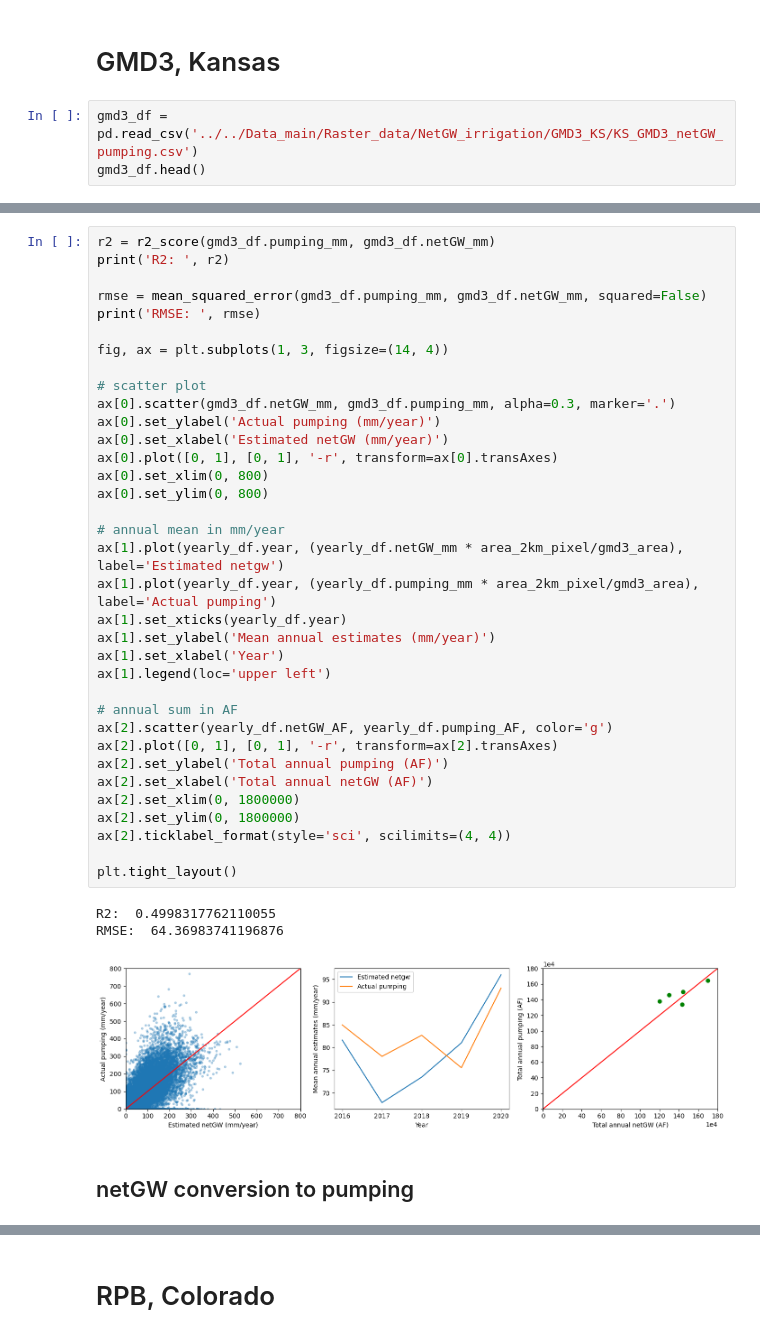
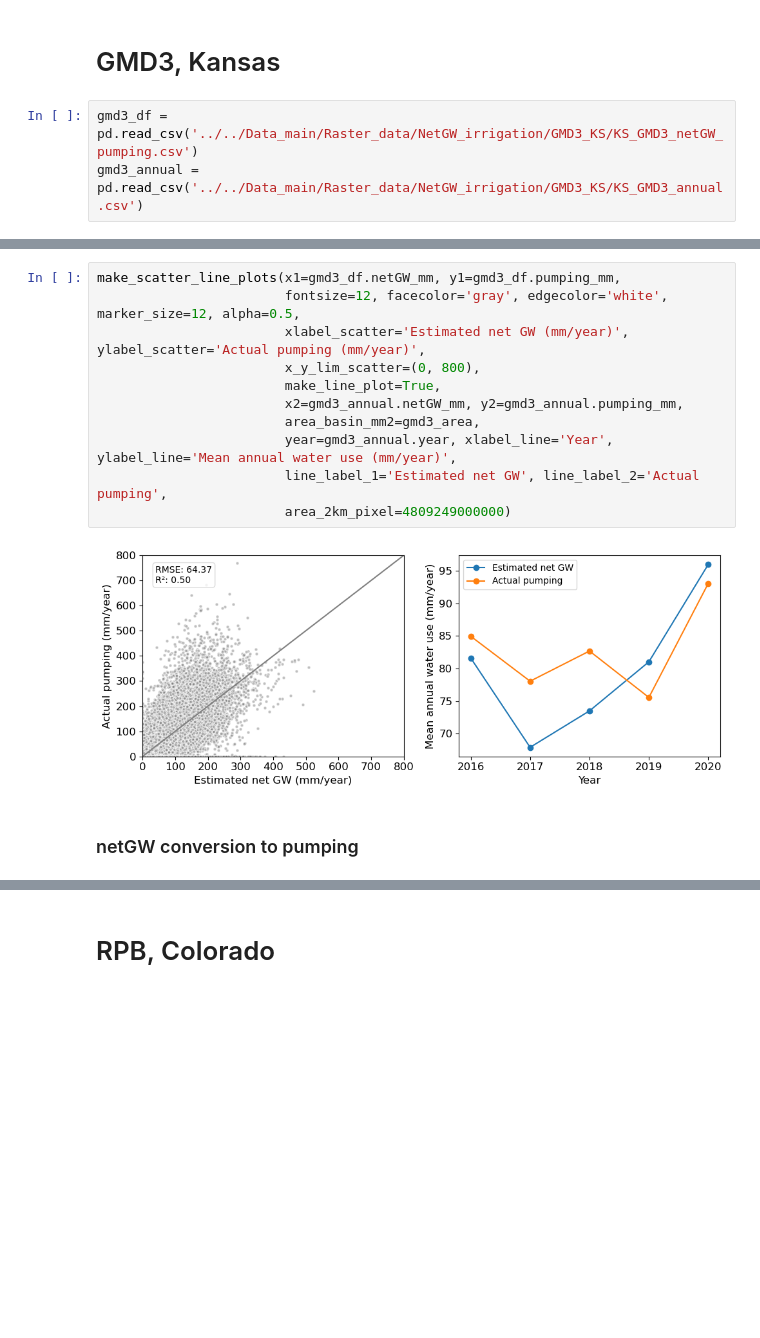
Before and after one commit to mdfahimhasan/WestUS_Peff, a Jupyter notebook: Codes/results_analysis/netGW_vs_pumping_comparsion.ipynb, the cells around one changed output, grey strips where cells are left out. Saved outputs shown, nothing was run; the diff lists cells and outputs as text; blank space fills up the shorter version.

```diff
--- a/Codes/results_analysis/netGW_vs_pumping_comparsion.ipynb
+++ b/Codes/results_analysis/netGW_vs_pumping_comparsion.ipynb
@@ -82,4 +48,4 @@ RMSE:  40.30866105668737
 # GMD3, Kansas
 # %%
 gmd3_df = pd.read_csv('../../Data_main/Raster_data/NetGW_irrigation/GMD3_KS/KS_GMD3_netGW_pumping.csv')
-gmd3_df.head()
+gmd3_annual = pd.read_csv('../../Data_main/Raster_data/NetGW_irrigation/GMD3_KS/KS_GMD3_annual.csv')
@@ -99,44 +52,18 @@ yearly_df.to_csv('../../Data_main/Raster_data/NetGW_irrigation/GMD3_KS/KS_GMD3_a
 # %%
-r2 = r2_score(gmd3_df.pumping_mm, gmd3_df.netGW_mm)
-print('R2: ', r2)
-
-rmse = mean_squared_error(gmd3_df.pumping_mm, gmd3_df.netGW_mm, squared=False)
-print('RMSE: ', rmse)
-
-fig, ax = plt.subplots(1, 3, figsize=(14, 4))
-
-# scatter plot
-ax[0].scatter(gmd3_df.netGW_mm, gmd3_df.pumping_mm, alpha=0.3, marker='.')
-ax[0].set_ylabel('Actual pumping (mm/year)')
-ax[0].set_xlabel('Estimated netGW (mm/year)')
-ax[0].plot([0, 1], [0, 1], '-r', transform=ax[0].transAxes)
-ax[0].set_xlim(0, 800)
-ax[0].set_ylim(0, 800)
-
-# annual mean in mm/year
-ax[1].plot(yearly_df.year, (yearly_df.netGW_mm * area_2km_pixel/gmd3_area), label='Estimated netgw')
-ax[1].plot(yearly_df.year, (yearly_df.pumping_mm * area_2km_pixel/gmd3_area), label='Actual pumping')
-ax[1].set_xticks(yearly_df.year)
-ax[1].set_ylabel('Mean annual estimates (mm/year)')
-ax[1].set_xlabel('Year')
-ax[1].legend(loc='upper left')
-
-# annual sum in AF
-ax[2].scatter(yearly_df.netGW_AF, yearly_df.pumping_AF, color='g')
-ax[2].plot([0, 1], [0, 1], '-r', transform=ax[2].transAxes)
-ax[2].set_ylabel('Total annual pumping (AF)')
-ax[2].set_xlabel('Total annual netGW (AF)')
-ax[2].set_xlim(0, 1800000)
-ax[2].set_ylim(0, 1800000)
-ax[2].ticklabel_format(style='sci', scilimits=(4, 4))
-
-plt.tight_layout()
+make_scatter_line_plots(x1=gmd3_df.netGW_mm, y1=gmd3_df.pumping_mm,
+                        fontsize=12, facecolor='gray', edgecolor='white', marker_size=12, alpha=0.5,
+                        xlabel_scatter='Estimated net GW (mm/year)', ylabel_scatter='Actual pumping (mm/year)',
+                        x_y_lim_scatter=(0, 800),
+                        make_line_plot=True,
+                        x2=gmd3_annual.netGW_mm, y2=gmd3_annual.pumping_mm,
+                        area_basin_mm2=gmd3_area,
+                        year=gmd3_annual.year, xlabel_line='Year', ylabel_line='Mean annual water use (mm/year)',
+                        line_label_1='Estimated net GW', line_label_2='Actual pumping',
+                        area_2km_pixel=4809249000000)
 # %% [output]
-R2:  0.4998317762110055
-RMSE:  64.36983741196876
-[figure, old version]
+[figure, new version]
 # %% [markdown]
-## netGW conversion to pumping
+### netGW conversion to pumping
 # %%
 gmd3_df['factored_pumping'] = gmd3_df['netGW_mm'] /0.85
 
```
Also changed, not shown: parts of 35 cells of this notebook, 7 other files.
